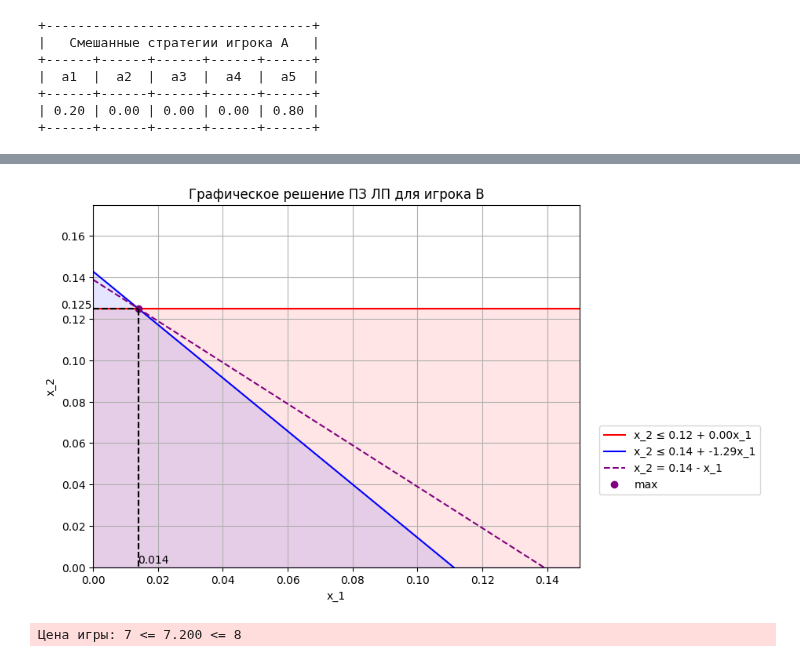
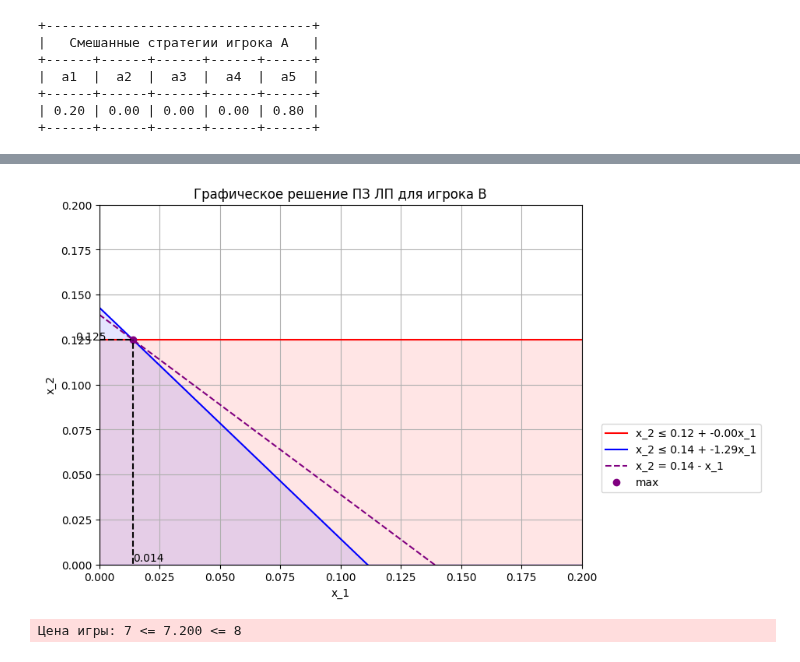
Before and after one commit to aaaaaaaalesha/10-game_theory, a Jupyter notebook: game_theory/introduction_rgz_01/rgz.ipynb, the cells around one changed output, grey strips where cells are left out. Saved outputs shown, nothing was run; the diff lists cells and outputs as text; code cells hidden in the pictures.

```diff
--- a/game_theory/introduction_rgz_01/rgz.ipynb
+++ b/game_theory/introduction_rgz_01/rgz.ipynb
@@ -537,9 +543,14 @@ assert reduced_game.matrix.shape == (2, 2)
 
 (a, b), (c, d) = reduced_game.matrix.tolist()
 # Прямая для 1-го ограничения.
-first_constraint = lambda x_1: (1 / b) - (a / b) * x_1
+# (назначаем бесконечности, чтобы избежать деления на 0).
+c1, c2 = (1 / b, a / b) if b != 0 else (math.inf, math.inf)
+first_constraint = lambda x_1: c1 - c2 * x_1
 # Прямая для 2-го ограничения.
-second_constraint = lambda x_1: (1 / d) - (c / d) * x_1
+# (назначаем бесконечности, чтобы избежать деления на 0).
+c3, c4 = (1 / d, c / d) if d != 0 else (math.inf, math.inf)
+second_constraint = lambda x_1: c3 - c4 * x_1
+
 # Точка пересечения.
 (x_1_intersect, x_2_intersect) = np.linalg.solve(
     np.array([
@@ -556,38 +567,39 @@ F_func = lambda x_1: (x_1_intersect + x_2_intersect) - x_1
 X = np.linspace(0, 1, 100)
 first_constraint_x2 = first_constraint(X)
 second_constraint_x2 = second_constraint(X)
 F_x2 = F_func(X)
 
 plt.figure(figsize=(8, 6))
 plt.title("Графическое решение ПЗ ЛП для игрока B")
 
-plt.plot(X, first_constraint_x2, label=f"x_2 ≤ {1 / b:.2f} + {- a / b:.2f}x_1", color="red")
-plt.plot(X, second_constraint_x2, label=f"x_2 ≤ {1 / d:.2f} + {- c / d:.2f}x_1", color="blue")
+plt.plot(X, first_constraint_x2, label=f"x_2 ≤ {c1:.2f} + {- c2:.2f}x_1", color="red")
+plt.plot(X, second_constraint_x2, label=f"x_2 ≤ {c3:.2f} + {- c4:.2f}x_1", color="blue")
 plt.plot(X, F_x2, "--", label=f"x_2 = {x_1_intersect + x_2_intersect:.2f} - x_1", color="purple")
 
 # Точка пересечения.
 plt.plot(x_1_intersect, x_2_intersect, "o", color="purple", label="max")
 # Проекции точки пересечения на оси.
 plt.vlines(x_1_intersect, min(second_constraint_x2), x_2_intersect, color="black", linestyles='dashed')
 plt.hlines(x_2_intersect, min(X), x_1_intersect, color="black", linestyles='dashed')
 # Ограничения на неотрицательные решения.
-plt.xlim(0, 0.15)
-plt.ylim(0, 0.175)
+# ВНИМАНИЕ: измените 2 ограничения на свои, если точка пересечения ушла за пределы.
+plt.xlim(0, 0.2)
+plt.ylim(0, 0.2)
 # Подписи осей.
 plt.xlabel("x_1")
 plt.ylabel("x_2")
 # Сегменты над графиками.
 plt.fill_between(X, first_constraint_x2, color='red', alpha=0.1)
 plt.fill_between(X, second_constraint_x2, color='blue', alpha=0.1)
 
 # Отображение значений координат точки пересечения на осях
 plt.text(x_1_intersect, 0.002, f'{x_1_intersect:.3f}')
 plt.text(-0.01, x_2_intersect, f'{x_2_intersect:.3f}')
 
 plt.legend(loc=(1.04, 0.2))
 plt.grid(True)
 # %% [output]
-[figure, old version]
+[figure, new version]
 # %%
 # Смешанные стратегии игрока B и цена игры.
 game_price_value = 1 / player_b_target_function_value
```
Also changed, not shown: parts of 3 cells of this notebook.
